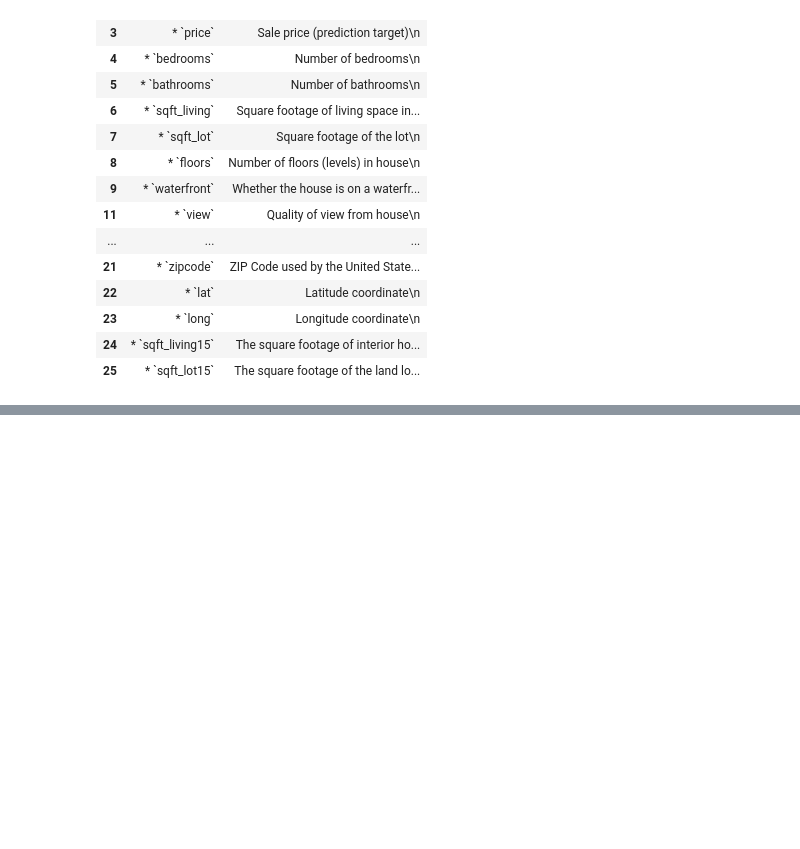
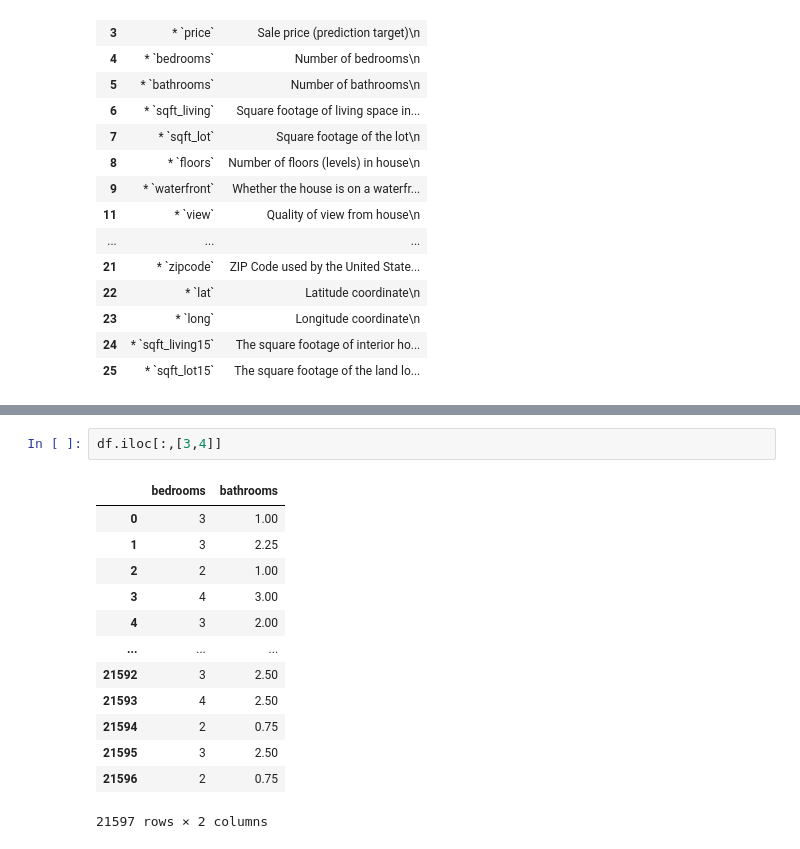
Before and after one commit to NdanuM/dsc-phase-2-project_nm, a Jupyter notebook: student.ipynb, the cells around one changed output, grey strips where cells are left out. Saved outputs shown, nothing was run; the diff lists cells and outputs as text; blank space fills up the shorter version.

```diff
--- a/student.ipynb
+++ b/student.ipynb
@@ -78,0 +105,16 @@ cn
+# %%
+df.iloc[:,[3,4]]
+# %% [output]
+|  | bedrooms | bathrooms |
+| 0 | 3 | 1.00 |
+| 1 | 3 | 2.25 |
+| 2 | 2 | 1.00 |
+| 3 | 4 | 3.00 |
+| 4 | 3 | 2.00 |
+| ... | ... | ... |
+| 21592 | 3 | 2.50 |
+| 21593 | 4 | 2.50 |
+| 21594 | 2 | 0.75 |
+| 21595 | 3 | 2.50 |
+| 21596 | 2 | 0.75 |
+21597 rows × 2 columns
```
Also changed, not shown: parts of 9 cells of this notebook.
